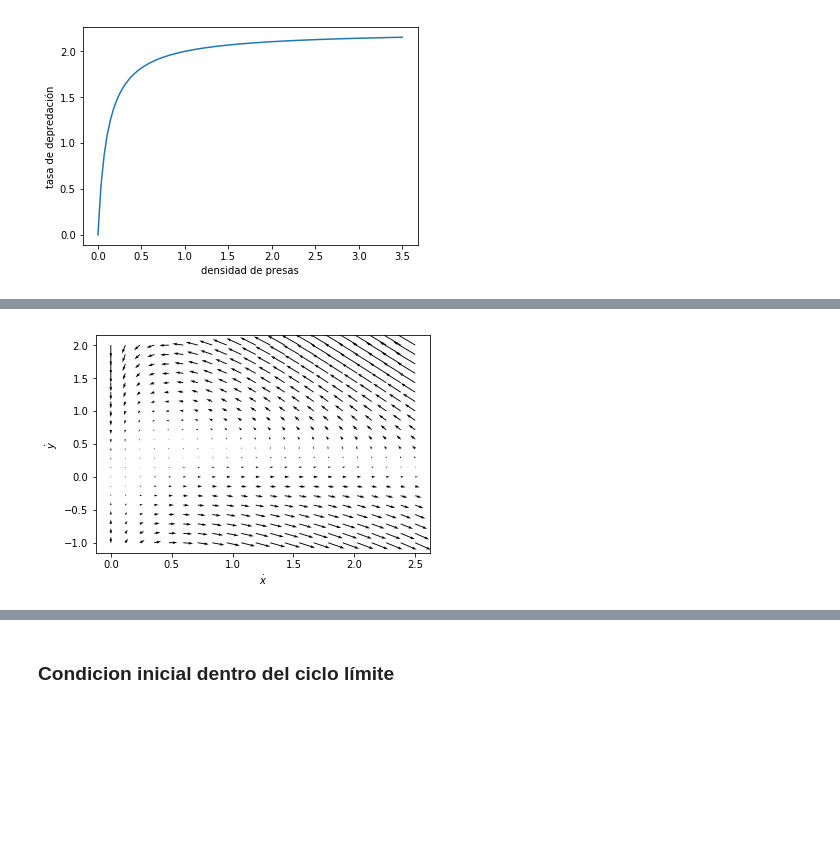
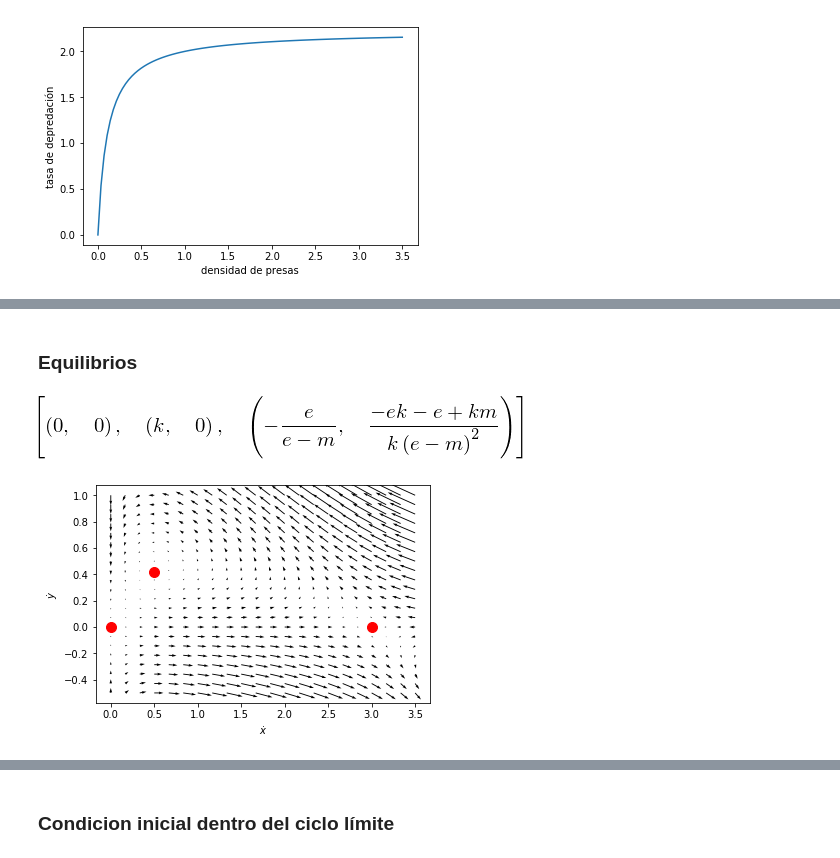
Before and after one commit to rgarcia-herrera/sistemas-dinamicos, a Jupyter notebook: Rosenzweig-MacArthur.ipynb, the cells around one changed output, grey strips where cells are left out. Drawn from its saved outputs; the diff is of its cells as text; code cells hidden in the pictures; blank space fills up the shorter version.

Commit message:
equilibrios

```diff
--- a/Rosenzweig-MacArthur.ipynb
+++ b/Rosenzweig-MacArthur.ipynb
@@ -111,3 +109,23 @@ $\phi(x)$ es la cantidad de presas atrapadas por depredador por unidad de tiempo
+# %%
+x, y, k, m, e = symbols('x y k m e')
+
+dx = x*(1-x/k) - (m*x*y)/(1+x)
+dy = (-e*y)+(m*x*y)/(1+x)
+# %% [markdown]
+### Equilibrios
+# %%
+# ¿en qué lugares las tasas de cambio son iguales a cero?
+f0 = Eq(dx, 0)
+g0 = Eq(dy, 0)
+equilibrios = solve((f0, g0), x, y)
+
+# dos equilibrios dependen de los valores de e, m y k
+eq3x = lambdify((e,m), equilibrios[2][0])
+eq3y = lambdify((e,m,k), equilibrios[2][1])
+
+equilibrios
+# %% [output]
+[figure, added]
 # %%
 def presas(m, k):
     def f(x, y):
@@ -121,18 +145,21 @@ def depredadores(e, m):
 # %%
-m = 3
-k = 3
-e = 1
-f = presas(m, k)
-g = depredadores(e, m)
-
-x, y = np.meshgrid(np.linspace(0, 2.5, 22),
-                   np.linspace(-1, 2, 22))
+x, y = np.meshgrid(np.linspace(0, 3.5, 22),
+                   np.linspace(-0.5, 1, 22))
 
 u = f(x, y)
 v = g(x, y)
+
+# campo de vectores
 plt.quiver(x, y, u, v)
+
+# equilibrios
+plt.plot(0, 0, 'red', marker='o', markersize=10)
+plt.plot(k, 0, 'red', marker='o', markersize=10)
+plt.plot(eq3x(e,m), eq3y(e,m,k), 'red', marker='o', markersize=10)
+
 plt.xlabel("$\dot{x}$")
 plt.ylabel("$\dot{y}$")
+
 plt.show()
 # %% [output]
-[figure, old version]
+[figure, new version]
```
Also changed, not shown: parts of 7 cells of this notebook.
